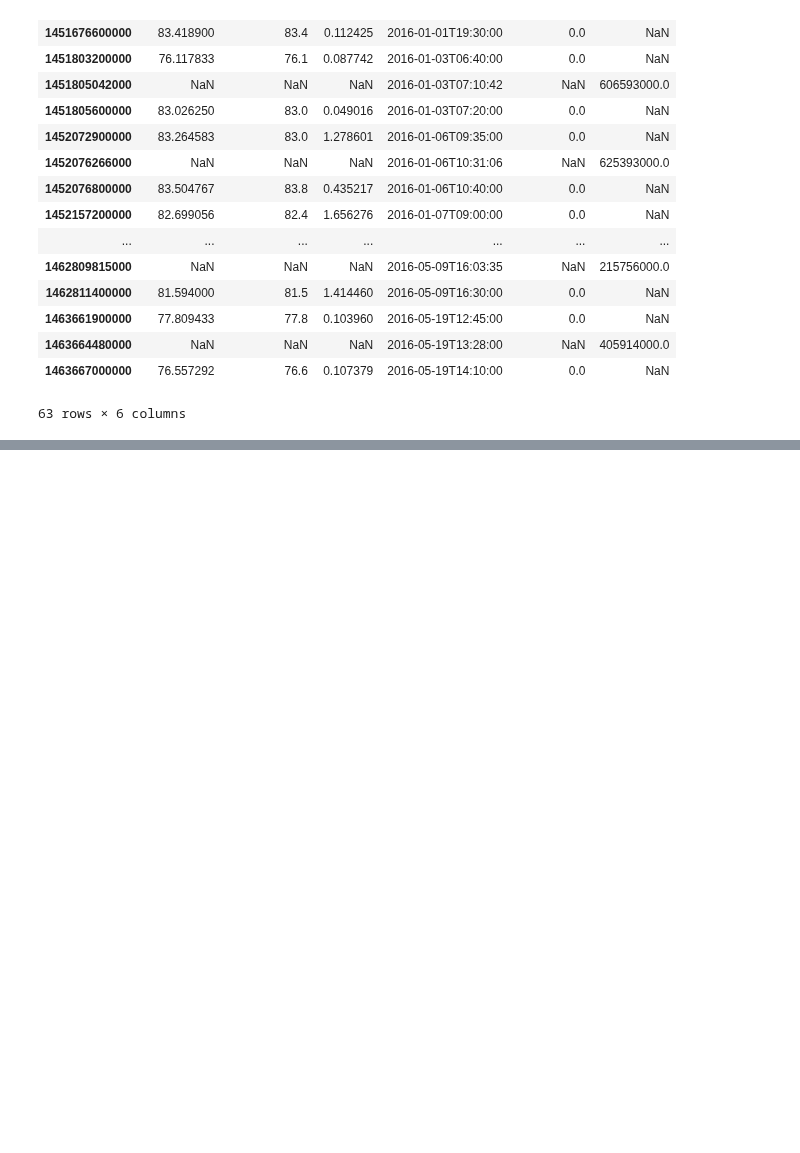
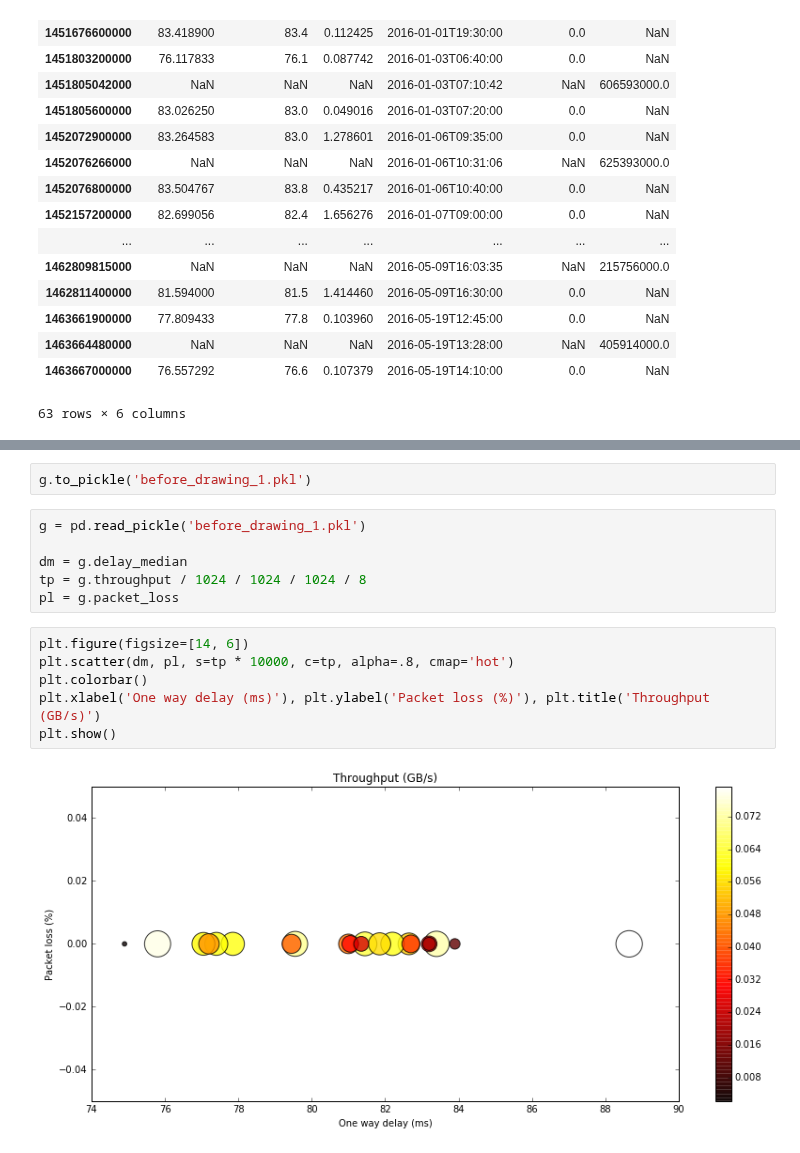
Before and after one commit to ATLAS-Analytics/AnalyticsNotebooks, a Jupyter notebook: Xinran/Xinran3.ipynb, the cells around one changed output, grey strips where cells are left out. Drawn from its saved outputs; the diff is of its cells as text; blank space fills up the shorter version.

```diff
--- a/Xinran/Xinran3.ipynb
+++ b/Xinran/Xinran3.ipynb
@@ -352,0 +443,16 @@ p
+# %%
+g.to_pickle('before_drawing_1.pkl')
+# %%
+g = pd.read_pickle('before_drawing_1.pkl')
+
+dm = g.delay_median
+tp = g.throughput / 1024 / 1024 / 1024 / 8
+pl = g.packet_loss
+# %%
+plt.figure(figsize=[14, 6])
+plt.scatter(dm, pl, s=tp * 10000, c=tp, alpha=.8, cmap='hot')
+plt.colorbar()
+plt.xlabel('One way delay (ms)'), plt.ylabel('Packet loss (%)'), plt.title('Throughput (GB/s)')
+plt.show()
+# %% [output]
+[figure, added]
```
Also changed, not shown: parts of 21 cells of this notebook, 8 other files.
